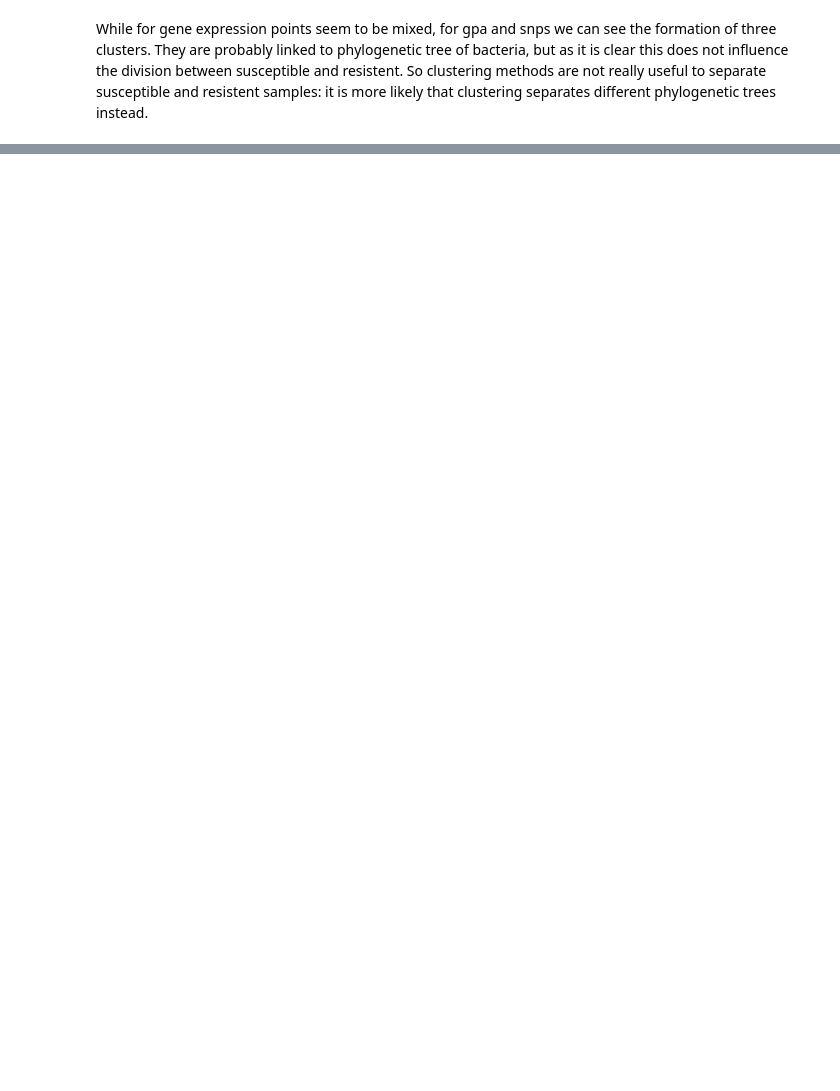
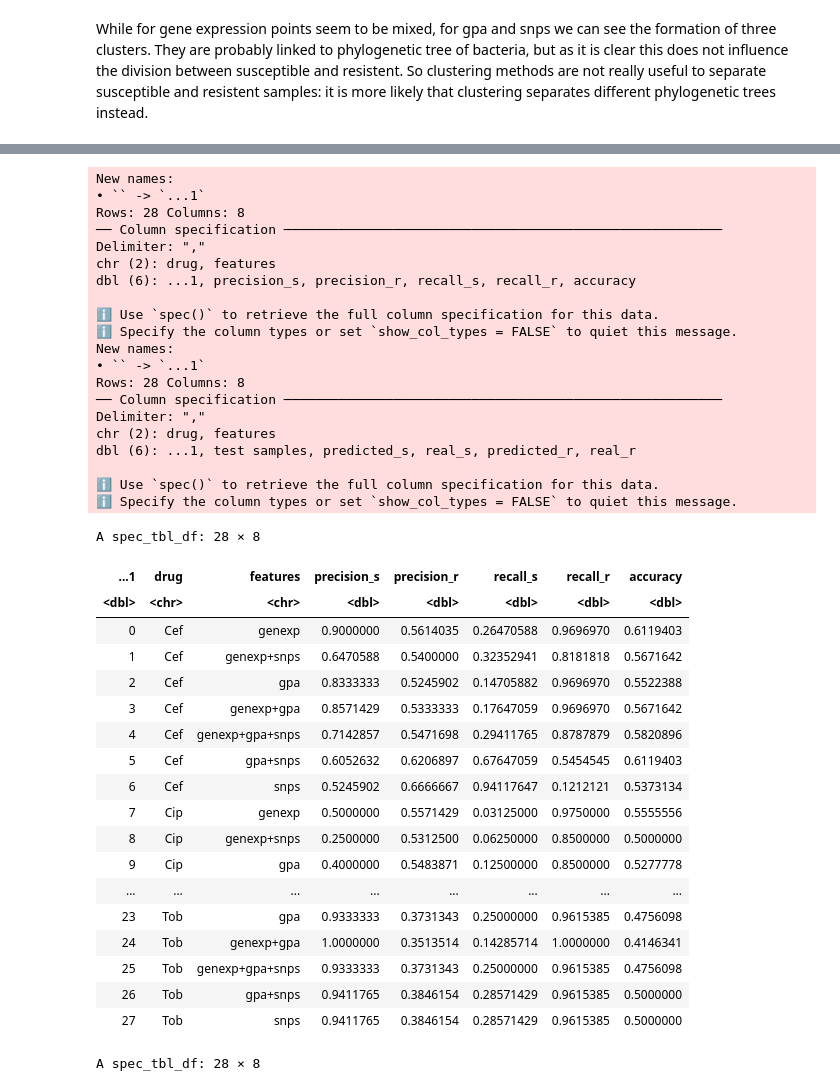
Before and after one commit to riccardo03-maker/Multiomic_integration_antimicrobial_resistance, a Jupyter notebook: r_trials.ipynb, the cells around one changed output, grey strips where cells are left out. Cells and saved outputs as stored; diff of their text form; code cells hidden in the pictures; blank space fills up the shorter version.

```diff
--- a/r_trials.ipynb
+++ b/r_trials.ipynb
@@ -312,0 +391,53 @@ While for gene expression points seem to be mixed, for gpa and snps we can see t
+# %%
+library(tidyverse)
+qda_scores <- read_csv(
+    "ml_algorithms/results/lda/qda_scores.csv"
+)
+
+qda_counts <- read_csv(
+    "ml_algorithms/results/lda/qda_counts.csv"
+)
+
+qda_scores
+qda_counts
+# %% [output]
+New names:
+• `` -> `...1`
+Rows: 28 Columns: 8
+── Column specification ────────────────────────────────────────────────────────
+Delimiter: ","
+chr (2): drug, features
+dbl (6): ...1, precision_s, precision_r, recall_s, recall_r, accuracy
+
+ℹ Use `spec()` to retrieve the full column specification for this data.
+ℹ Specify the column types or set `show_col_types = FALSE` to quiet this message.
+New names:
+• `` -> `...1`
+Rows: 28 Columns: 8
+── Column specification ────────────────────────────────────────────────────────
+Delimiter: ","
+chr (2): drug, features
+dbl (6): ...1, test samples, predicted_s, real_s, predicted_r, real_r
+
+ℹ Use `spec()` to retrieve the full column specification for this data.
+ℹ Specify the column types or set `show_col_types = FALSE` to quiet this message.
+A spec_tbl_df: 28 × 8
+| ...1 | drug | features | precision_s | precision_r | recall_s | recall_r | accuracy |
+| <dbl> | <chr> | <chr> | <dbl> | <dbl> | <dbl> | <dbl> | <dbl> |
+| 0 | Cef | genexp | 0.9000000 | 0.5614035 | 0.26470588 | 0.9696970 | 0.6119403 |
+| 1 | Cef | genexp+snps | 0.6470588 | 0.5400000 | 0.32352941 | 0.8181818 | 0.5671642 |
+| 2 | Cef | gpa | 0.8333333 | 0.5245902 | 0.14705882 | 0.9696970 | 0.5522388 |
+| 3 | Cef | genexp+gpa | 0.8571429 | 0.5333333 | 0.17647059 | 0.9696970 | 0.5671642 |
+| 4 | Cef | genexp+gpa+snps | 0.7142857 | 0.5471698 | 0.29411765 | 0.8787879 | 0.5820896 |
+| 5 | Cef | gpa+snps | 0.6052632 | 0.6206897 | 0.67647059 | 0.5454545 | 0.6119403 |
+| 6 | Cef | snps | 0.5245902 | 0.6666667 | 0.94117647 | 0.1212121 | 0.5373134 |
+| 7 | Cip | genexp | 0.5000000 | 0.5571429 | 0.03125000 | 0.9750000 | 0.5555556 |
+| 8 | Cip | genexp+snps | 0.2500000 | 0.5312500 | 0.06250000 | 0.8500000 | 0.5000000 |
+| 9 | Cip | gpa | 0.4000000 | 0.5483871 | 0.12500000 | 0.8500000 | 0.5277778 |
+| ... | ... | ... | ... | ... | ... | ... | ... |
+| 23 | Tob | gpa | 0.9333333 | 0.3731343 | 0.25000000 | 0.9615385 | 0.4756098 |
+| 24 | Tob | genexp+gpa | 1.0000000 | 0.3513514 | 0.14285714 | 1.0000000 | 0.4146341 |
+| 25 | Tob | genexp+gpa+snps | 0.9333333 | 0.3731343 | 0.25000000 | 0.9615385 | 0.4756098 |
+| 26 | Tob | gpa+snps | 0.9411765 | 0.3846154 | 0.28571429 | 0.9615385 | 0.5000000 |
+| 27 | Tob | snps | 0.9411765 | 0.3846154 | 0.28571429 | 0.9615385 | 0.5000000 |
+A spec_tbl_df: 28 × 8
```
Also changed, not shown: parts of 6 cells of this notebook, 5 other files.
